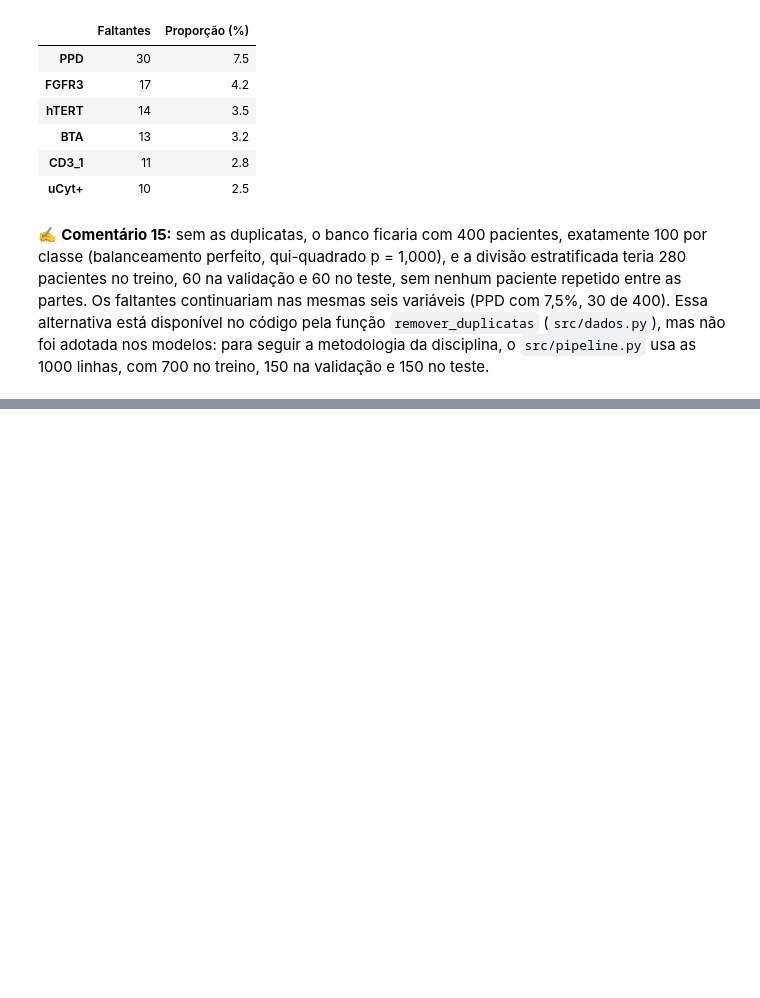
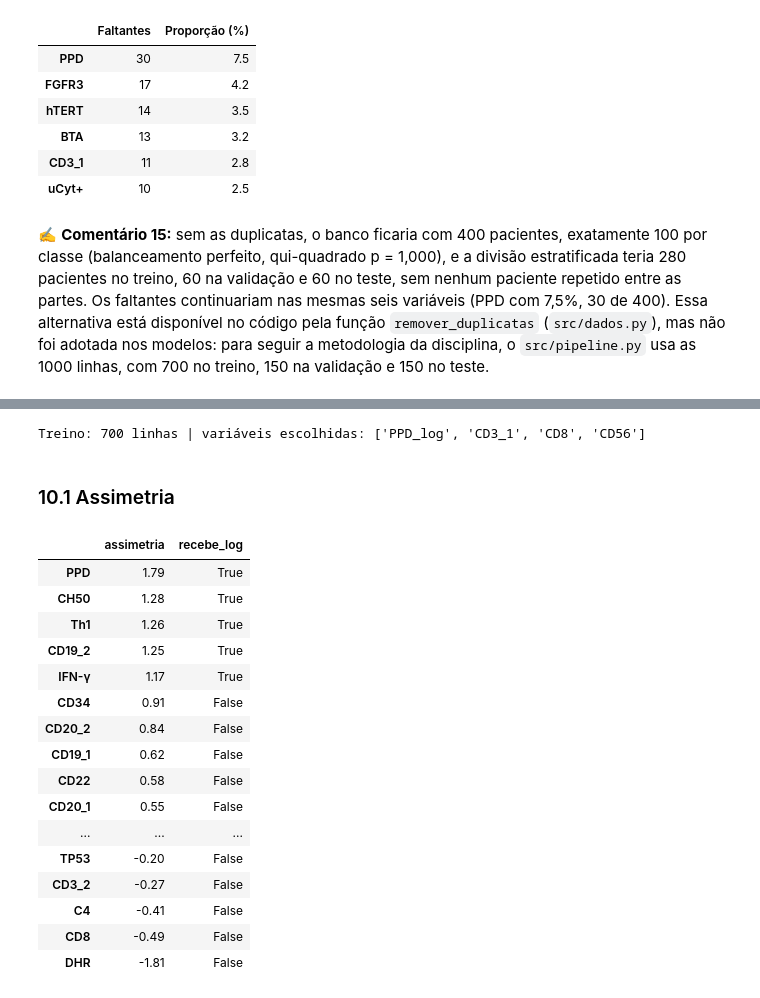
Before and after one commit to GabrielaKoerich/projeto_python_ml, a Jupyter notebook: notebooks/01_AED_relatorio_comentado.ipynb, the cells around one changed output, grey strips where cells are left out. Saved outputs shown, nothing was run; the diff lists cells and outputs as text; code cells hidden in the pictures; blank space fills up the shorter version.

```diff
--- a/notebooks/01_AED_relatorio_comentado.ipynb
+++ b/notebooks/01_AED_relatorio_comentado.ipynb
@@ -791,0 +804,45 @@ Pacientes repetidos entre as partes: 0
+# %%
+# 10.0 Executa a seleção do projeto (a mesma usada pelo app), só no treino
+import sys
+
+import numpy as np
+import pandas as pd
+
+if ".." not in sys.path:
+    sys.path.append("..")  # permite importar a pasta src a partir de notebooks/
+
+from src.dados import carregar_dados, dividir_dados, estruturar_dados
+from src.selecao import LIMITE_ASSIMETRIA, aplicar_log, colunas_numericas, selecionar
+
+treino_sel, valid_sel, teste_sel = dividir_dados(estruturar_dados(carregar_dados()))
+selecao = selecionar(treino_sel)  # leva cerca de 1 minuto
+print(f"Treino: {len(treino_sel)} linhas | variáveis escolhidas: {selecao.variaveis}")
+# %% [output]
+Treino: 700 linhas | variáveis escolhidas: ['PPD_log', 'CD3_1', 'CD8', 'CD56']
+# %% [markdown]
+### 10.1 Assimetria
+# %%
+# Assimetria (skew) de cada numérica no treino; > 1 indica cauda longa à direita
+assimetria = pd.Series(
+    {c: treino_sel[c].dropna().skew() for c in colunas_numericas(treino_sel)},
+    name="assimetria",
+).sort_values(ascending=False)
+assimetria.to_frame().assign(recebe_log=assimetria.index.isin(selecao.assimetricas)).round(2)
+# %% [output]
+|  | assimetria | recebe_log |
+| PPD | 1.79 | True |
+| CH50 | 1.28 | True |
+| Th1 | 1.26 | True |
+| CD19_2 | 1.25 | True |
+| IFN-γ | 1.17 | True |
+| CD34 | 0.91 | False |
+| CD20_2 | 0.84 | False |
+| CD19_1 | 0.62 | False |
+| CD22 | 0.58 | False |
+| CD20_1 | 0.55 | False |
+| ... | ... | ... |
+| TP53 | -0.20 | False |
+| CD3_2 | -0.27 | False |
+| C4 | -0.41 | False |
+| CD8 | -0.49 | False |
+| DHR | -1.81 | False |
```
Also changed, not shown: parts of 31 cells of this notebook, 11 other files.
